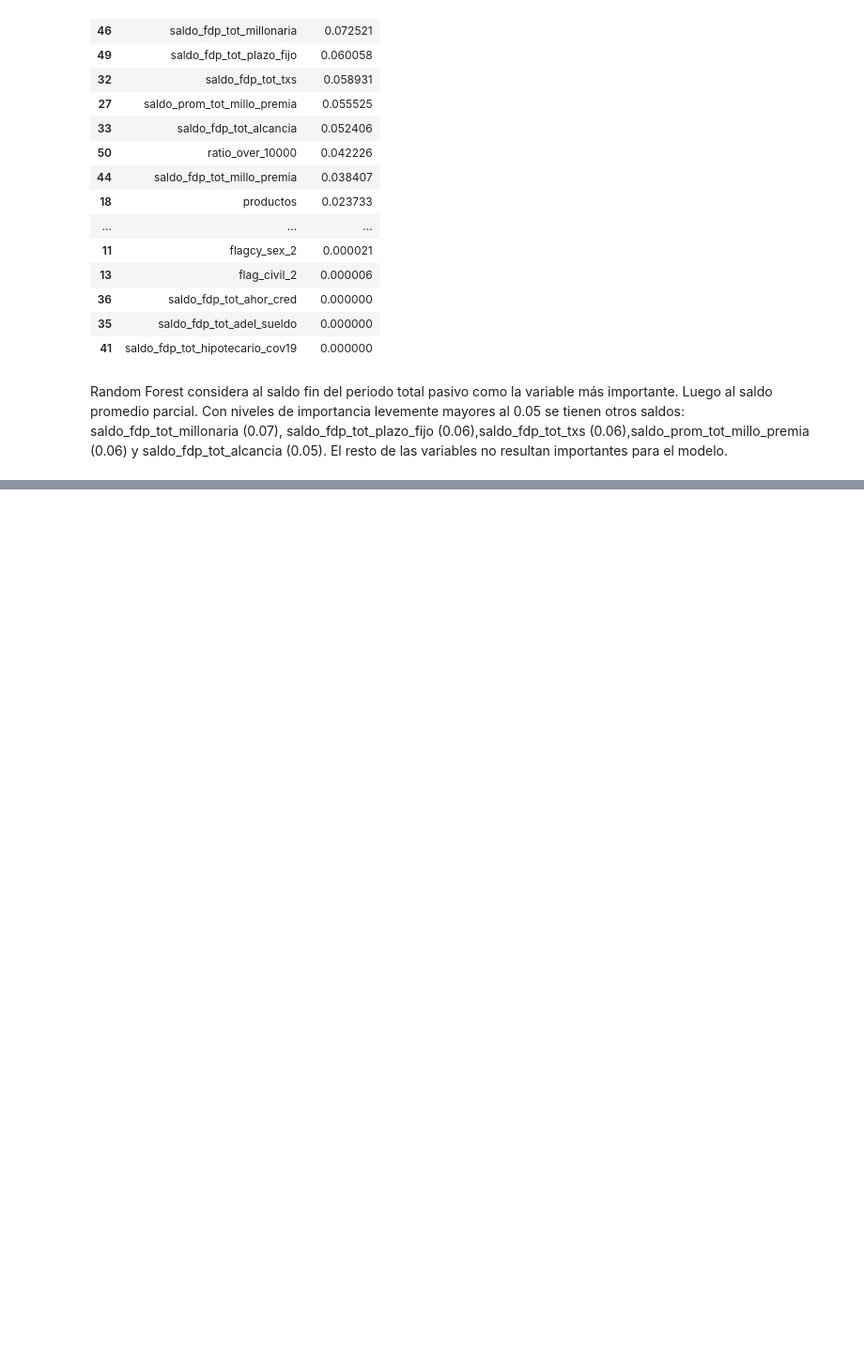
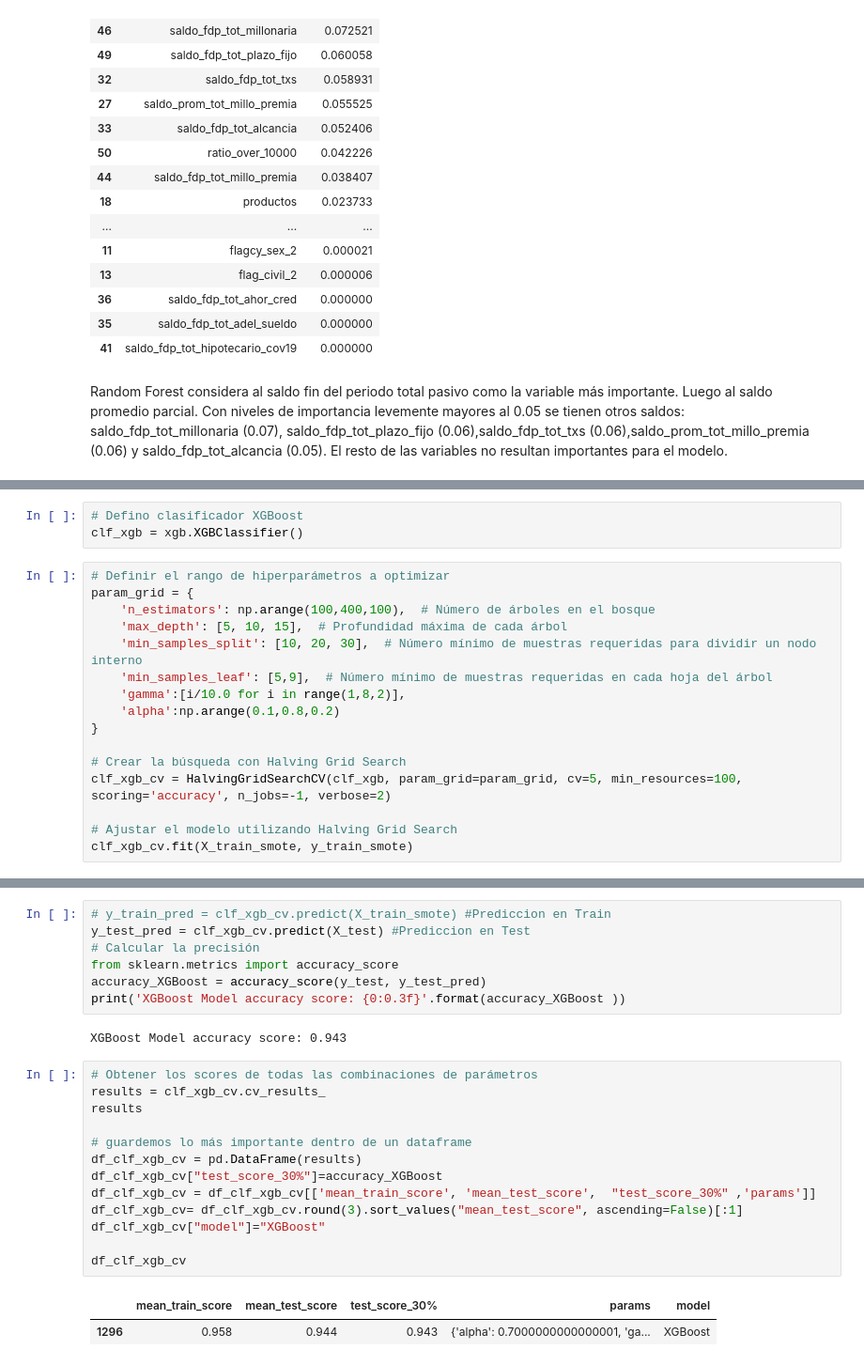
Before and after one commit to sofisuares/Machine-learning, a Jupyter notebook: Proyecto_Clientes_enproceso_(1).ipynb, the cells around one changed output, grey strips where cells are left out. Shown at 94% size. Cells and saved outputs as stored; diff of their text form; blank space fills up the shorter version.

```diff
--- a/Proyecto_Clientes_enproceso_(1).ipynb
+++ b/Proyecto_Clientes_enproceso_(1).ipynb
@@ -1480,0 +1594,19 @@ Random Forest considera al saldo fin del periodo total pasivo como la variable m
+# %%
+# Defino clasificador XGBoost
+clf_xgb = xgb.XGBClassifier()
+# %%
+# Definir el rango de hiperparámetros a optimizar
+param_grid = {
+    'n_estimators': np.arange(100,400,100),  # Número de árboles en el bosque
+    'max_depth': [5, 10, 15],  # Profundidad máxima de cada árbol
+    'min_samples_split': [10, 20, 30],  # Número mínimo de muestras requeridas para dividir un nodo interno
+    'min_samples_leaf': [5,9],  # Número mínimo de muestras requeridas en cada hoja del árbol
+    'gamma':[i/10.0 for i in range(1,8,2)],
+    'alpha':np.arange(0.1,0.8,0.2)
+}
+
+# Crear la búsqueda con Halving Grid Search
+clf_xgb_cv = HalvingGridSearchCV(clf_xgb, param_grid=param_grid, cv=5, min_resources=100, scoring='accuracy', n_jobs=-1, verbose=2)
+
+# Ajustar el modelo utilizando Halving Grid Search
+clf_xgb_cv.fit(X_train_smote, y_train_smote)
@@ -1480,0 +1655,25 @@ Random Forest considera al saldo fin del periodo total pasivo como la variable m
+# %%
+# y_train_pred = clf_xgb_cv.predict(X_train_smote) #Prediccion en Train
+y_test_pred = clf_xgb_cv.predict(X_test) #Prediccion en Test
+# Calcular la precisión
+from sklearn.metrics import accuracy_score
+accuracy_XGBoost = accuracy_score(y_test, y_test_pred)
+print('XGBoost Model accuracy score: {0:0.3f}'.format(accuracy_XGBoost ))
+# %% [output]
+XGBoost Model accuracy score: 0.943
+# %%
+# Obtener los scores de todas las combinaciones de parámetros
+results = clf_xgb_cv.cv_results_
+results
+
+# guardemos lo más importante dentro de un dataframe
+df_clf_xgb_cv = pd.DataFrame(results)
+df_clf_xgb_cv["test_score_30%"]=accuracy_XGBoost
+df_clf_xgb_cv = df_clf_xgb_cv[['mean_train_score', 'mean_test_score',  "test_score_30%" ,'params']]
+df_clf_xgb_cv= df_clf_xgb_cv.round(3).sort_values("mean_test_score", ascending=False)[:1]
+df_clf_xgb_cv["model"]="XGBoost"
+
+df_clf_xgb_cv
+# %% [output]
+|  | mean_train_score | mean_test_score | test_score_30% | params | model |
+| 1296 | 0.958 | 0.944 | 0.943 | {'alpha': 0.7000000000000001, 'ga... | XGBoost |
```
Also changed, not shown: parts of 22 cells of this notebook.
